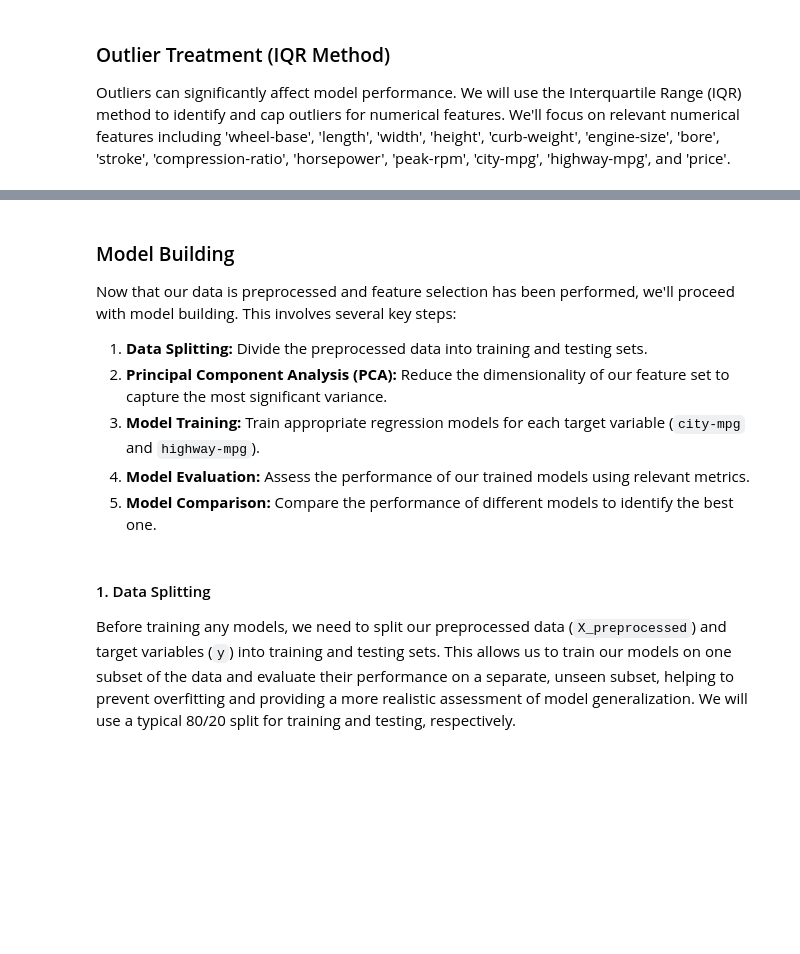
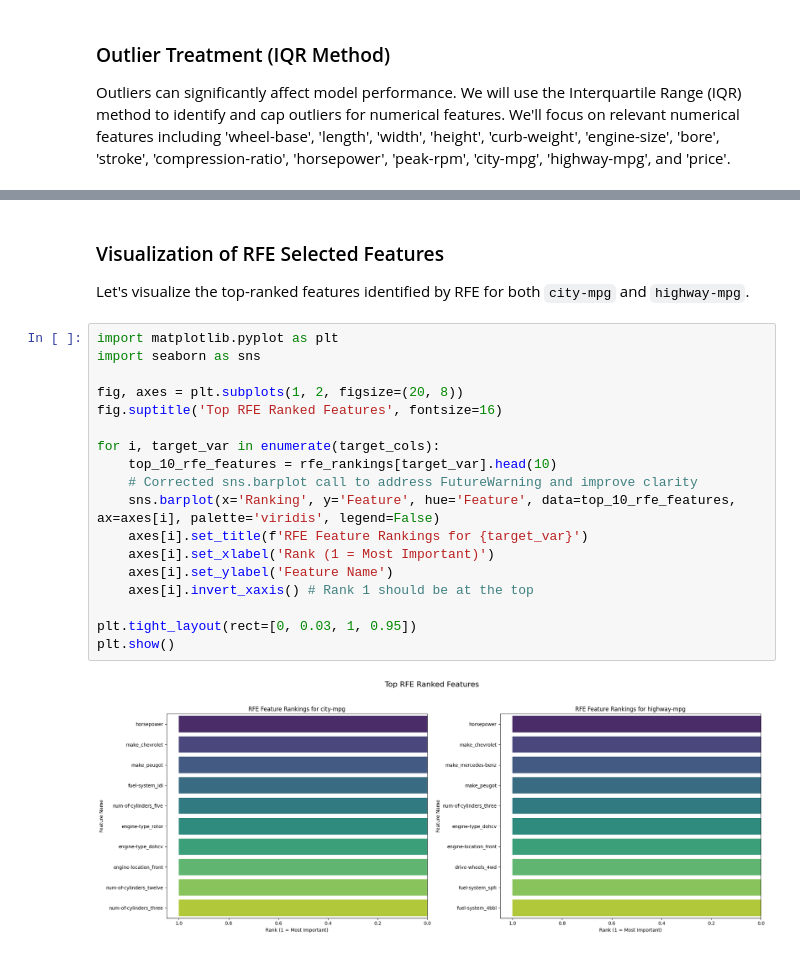
Before and after one commit to naimurrahmansaadi21204187/Predicting-Car-MPG, a Jupyter notebook: Predicting_Car_MPG.ipynb, the cells around one changed output, grey strips where cells are left out. Drawn from its saved outputs; the diff is of its cells as text; blank space fills up the shorter version.

```diff
--- a/Predicting_Car_MPG.ipynb
+++ b/Predicting_Car_MPG.ipynb
@@ -406,15 +315,25 @@ Features selected by RFE for highway-mpg: ['horsepower', 'make_chevrolet', 'make
 | 8 | fuel-system_spfi | 1 |
 | 9 | fuel-system_4bbl | 1 |
-# %% [markdown]
-### Model Building
-
-Now that our data is preprocessed and feature selection has been performed, we'll proceed with model building. This involves several key steps:
-
-1.  **Data Splitting:** Divide the preprocessed data into training and testing sets.
-2.  **Principal Component Analysis (PCA):** Reduce the dimensionality of our feature set to capture the most significant variance.
-3.  **Model Training:** Train appropriate regression models for each target variable (`city-mpg` and `highway-mpg`).
-4.  **Model Evaluation:** Assess the performance of our trained models using relevant metrics.
-5.  **Model Comparison:** Compare the performance of different models to identify the best one.
-# %% [markdown]
-#### 1. Data Splitting
-Before training any models, we need to split our preprocessed data (`X_preprocessed`) and target variables (`y`) into training and testing sets. This allows us to train our models on one subset of the data and evaluate their performance on a separate, unseen subset, helping to prevent overfitting and providing a more realistic assessment of model generalization. We will use a typical 80/20 split for training and testing, respectively.
+# %% [markdown]
+### Visualization of RFE Selected Features
+Let's visualize the top-ranked features identified by RFE for both `city-mpg` and `highway-mpg`.
+# %%
+import matplotlib.pyplot as plt
+import seaborn as sns
+
+fig, axes = plt.subplots(1, 2, figsize=(20, 8))
+fig.suptitle('Top RFE Ranked Features', fontsize=16)
+
+for i, target_var in enumerate(target_cols):
+    top_10_rfe_features = rfe_rankings[target_var].head(10)
+    # Corrected sns.barplot call to address FutureWarning and improve clarity
+    sns.barplot(x='Ranking', y='Feature', hue='Feature', data=top_10_rfe_features, ax=axes[i], palette='viridis', legend=False)
+    axes[i].set_title(f'RFE Feature Rankings for {target_var}')
+    axes[i].set_xlabel('Rank (1 = Most Important)')
+    axes[i].set_ylabel('Feature Name')
+    axes[i].invert_xaxis() # Rank 1 should be at the top
+
+plt.tight_layout(rect=[0, 0.03, 1, 0.95])
+plt.show()
+# %% [output]
+[figure, added]
```
Also changed, not shown: parts of 55 cells of this notebook.
